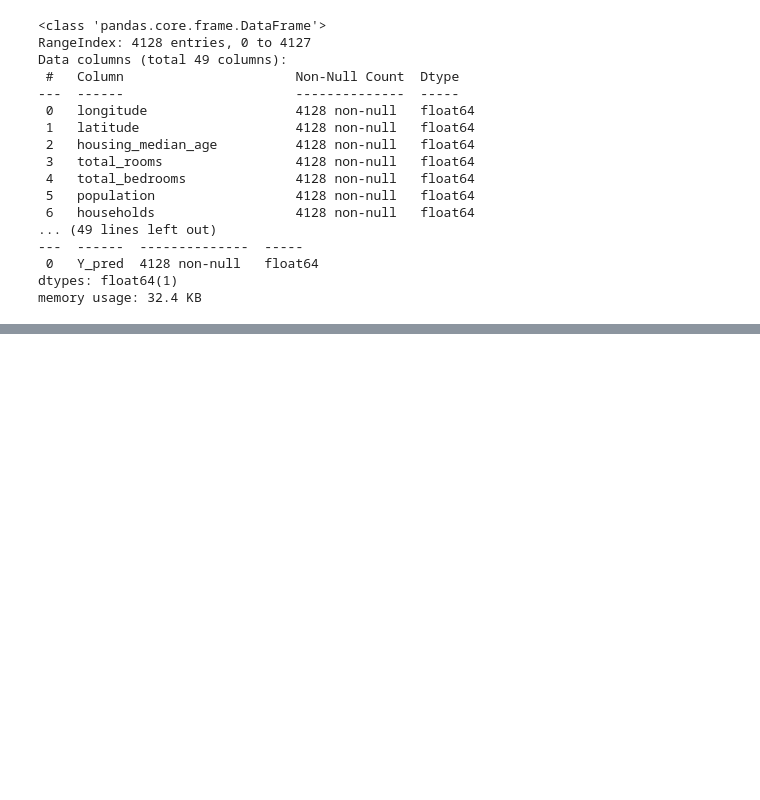
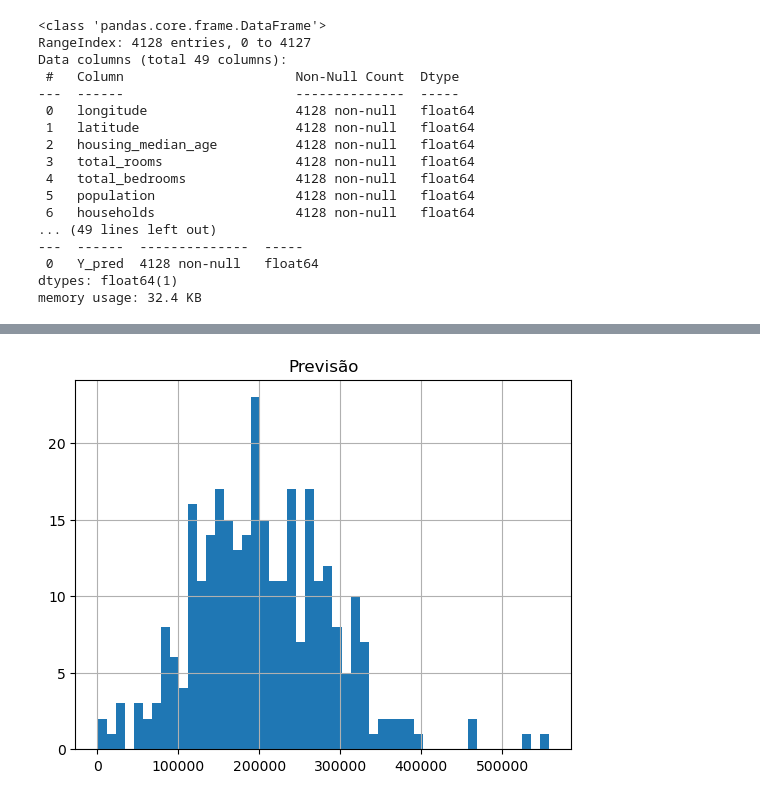
Before and after one commit to RodrigodeFeo/8DTS, a Jupyter notebook: Trabalho_EDA_PythonV2-RM351578.ipynb, the cells around one changed output, grey strips where cells are left out. Cells and saved outputs as stored; diff of their text form; code cells hidden in the pictures; blank space fills up the shorter version.

```diff
--- a/Trabalho_EDA_PythonV2-RM351578.ipynb
+++ b/Trabalho_EDA_PythonV2-RM351578.ipynb
@@ -647 +644,7 @@ s_resultado
 300 rows × 51 columns
+# %%
+s_resultado['Y_pred'].hist(bins=50)
+plt.title('Previsão')
+plt.show()
+# %% [output]
+[figure, added]
```
Also changed, not shown: parts of 4 cells of this notebook.
